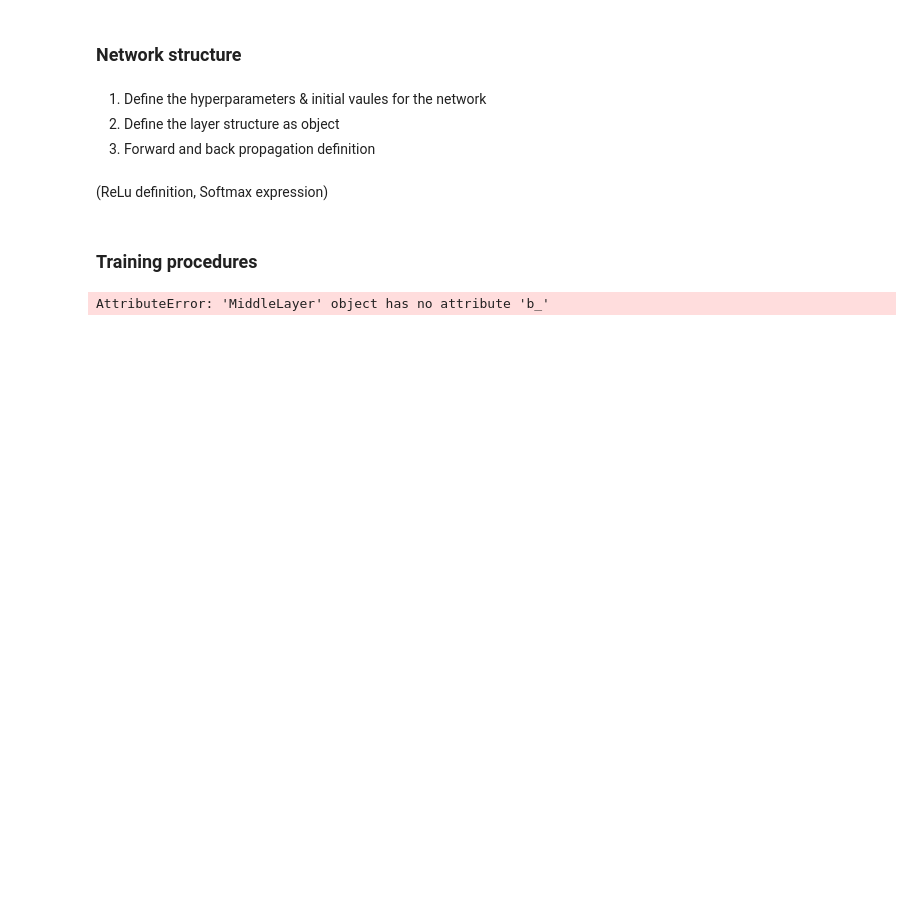
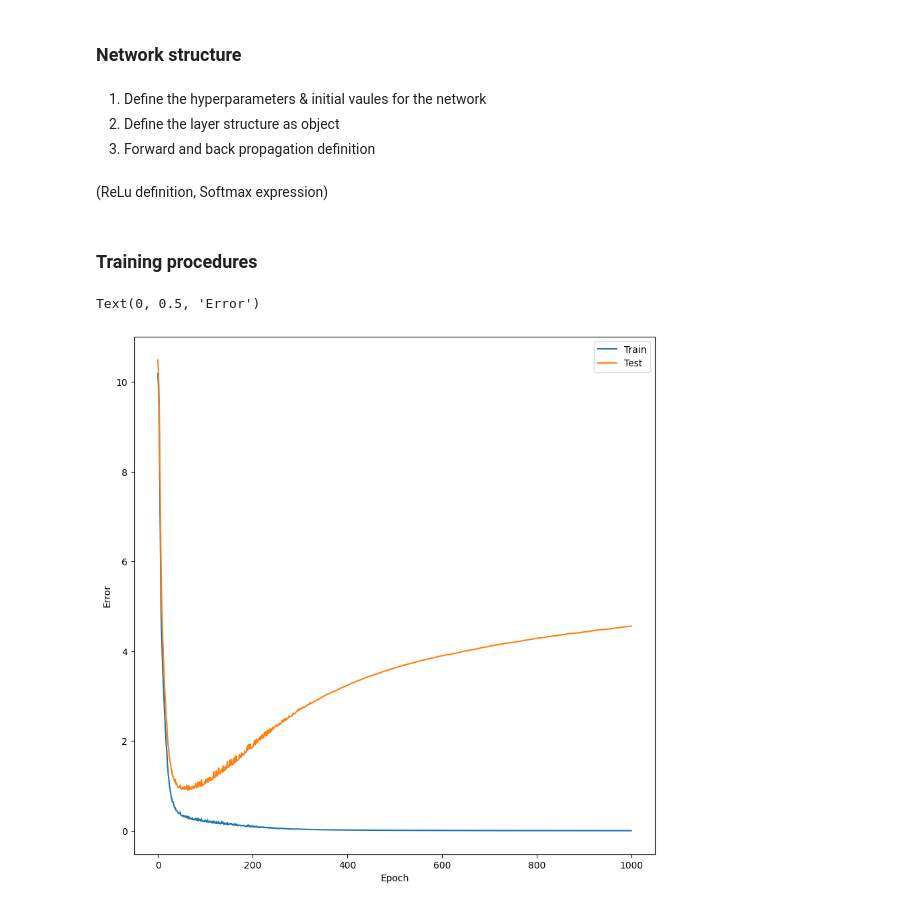
Before and after one commit to timlok123/Learning-the-basic-of-AI-with-Python, a Jupyter notebook: Ch6_Possible_problems_and_solution.ipynb, the cells around one changed output. Cells and saved outputs as stored; diff of their text form; code cells hidden in the pictures; blank space fills up the shorter version.

Commit message:
Complete the network training part

```diff
--- a/Ch6_Possible_problems_and_solution.ipynb
+++ b/Ch6_Possible_problems_and_solution.ipynb
@@ -91,7 +91,6 @@ interval = 100  # Showing the training accuracy every (interval) times
 (ReLu definition, Softmax expression)
 # %%
 # Define the layer structure & methods
-
 
 # Define the common properities in BaseLayer
 class BaseLayer:
@@ -111,7 +110,7 @@ class MiddleLayer(BaseLayer):
     self.y = np.where(self.u<=0, 0, self.u) # ReLu activation function ]
 
   def backward(self,grad_y):
-    delta = grad_y * np.where(self.u>0, 1, 0) # grad_y * derivative of ReLu
+    delta = grad_y * np.where(self.u<=0, 0, 1) # grad_y * derivative of ReLu
 
     self.grad_w = np.dot(self.x.T, delta)
     self.grad_b = np.sum(delta, axis=0)
@@ -122,8 +121,8 @@ class MiddleLayer(BaseLayer):
 class OutputLayer(BaseLayer):
   def forward(self,x):
     self.x = x
-    self.u = np.dot(x,self.w) + self.b
-    self.y = np.exp(self.u)/(np.sum(self.u,axis=1,keepdims=True))
+    self.u = np.dot(x, self.w) + self.b
+    self.y = np.exp(self.u)/(np.sum(np.exp(self.u),axis=1,keepdims=True))
 
   def backward(self,t):
     delta = self.y - t
@@ -159,7 +158,7 @@ def update_wb(eta):
 def get_error(t, batch_size):
   # Basically calcaluating the cost function value and normalize with the batch size
   # add 1e-7 to avoid ln(0)
-  return -np.sum(-t * np.log(output_layer.y + 1e-7))/batch_size
+  return -np.sum(t * np.log(output_layer.y + 1e-7))/batch_size
 # %% [markdown]
 ### Training procedures
 # %%
@@ -191,5 +190,16 @@ for i in range(epoch):
     forward_propagation(x)
     backward_propagation(t)
     update_wb(eta)
-# %% [output]
-AttributeError: 'MiddleLayer' object has no attribute 'b_'
+# %%
+# Visualize the training process
+import matplotlib.pyplot as plt
+
+plt.figure(figsize=(10,10))
+plt.plot(np.arange(epoch), train_error, label="Train")
+plt.plot(np.arange(epoch), test_error, label="Test")
+plt.legend()
+plt.xlabel("Epoch")
+plt.ylabel("Error")
+# %% [output]
+Text(0, 0.5, 'Error')
+[figure, added]
```
